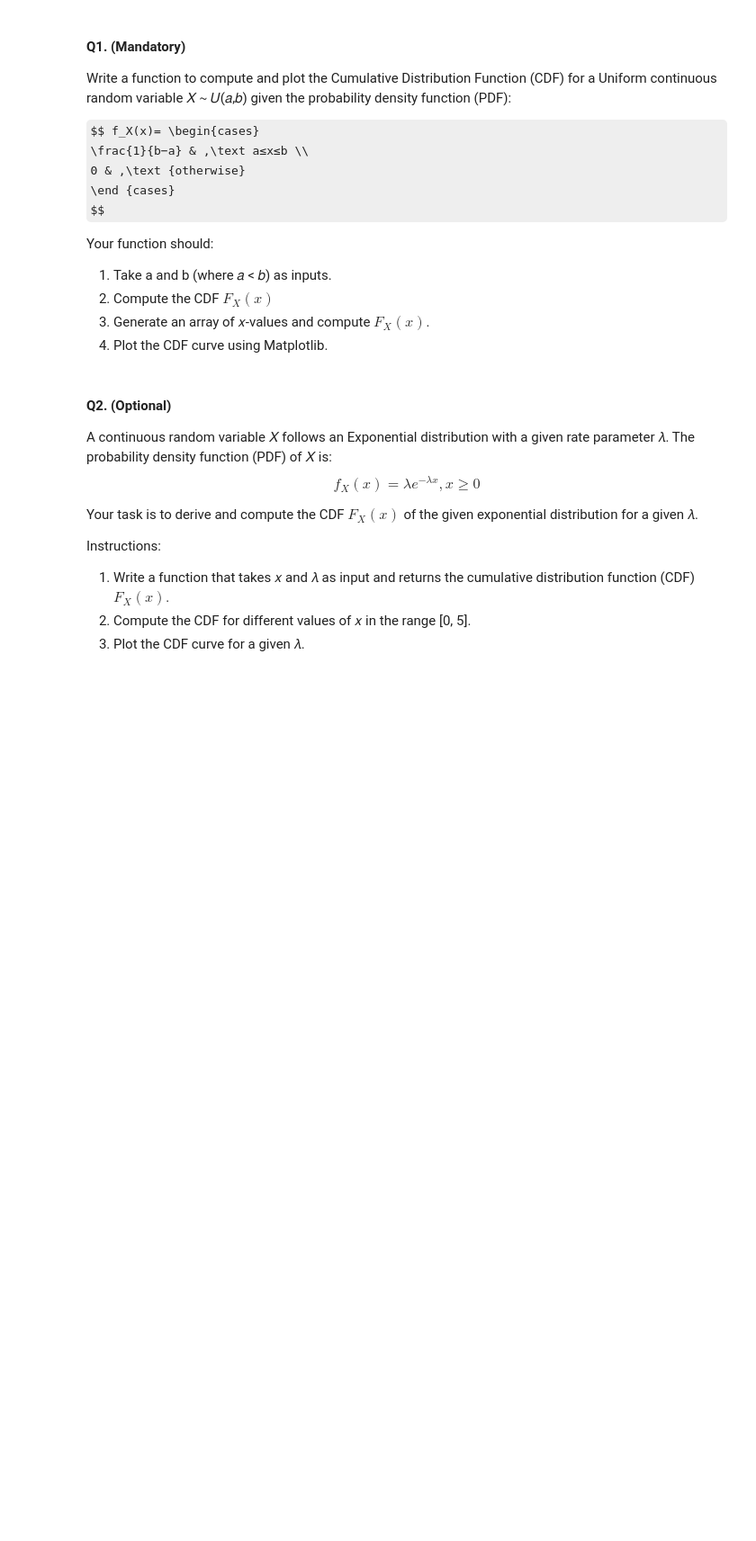
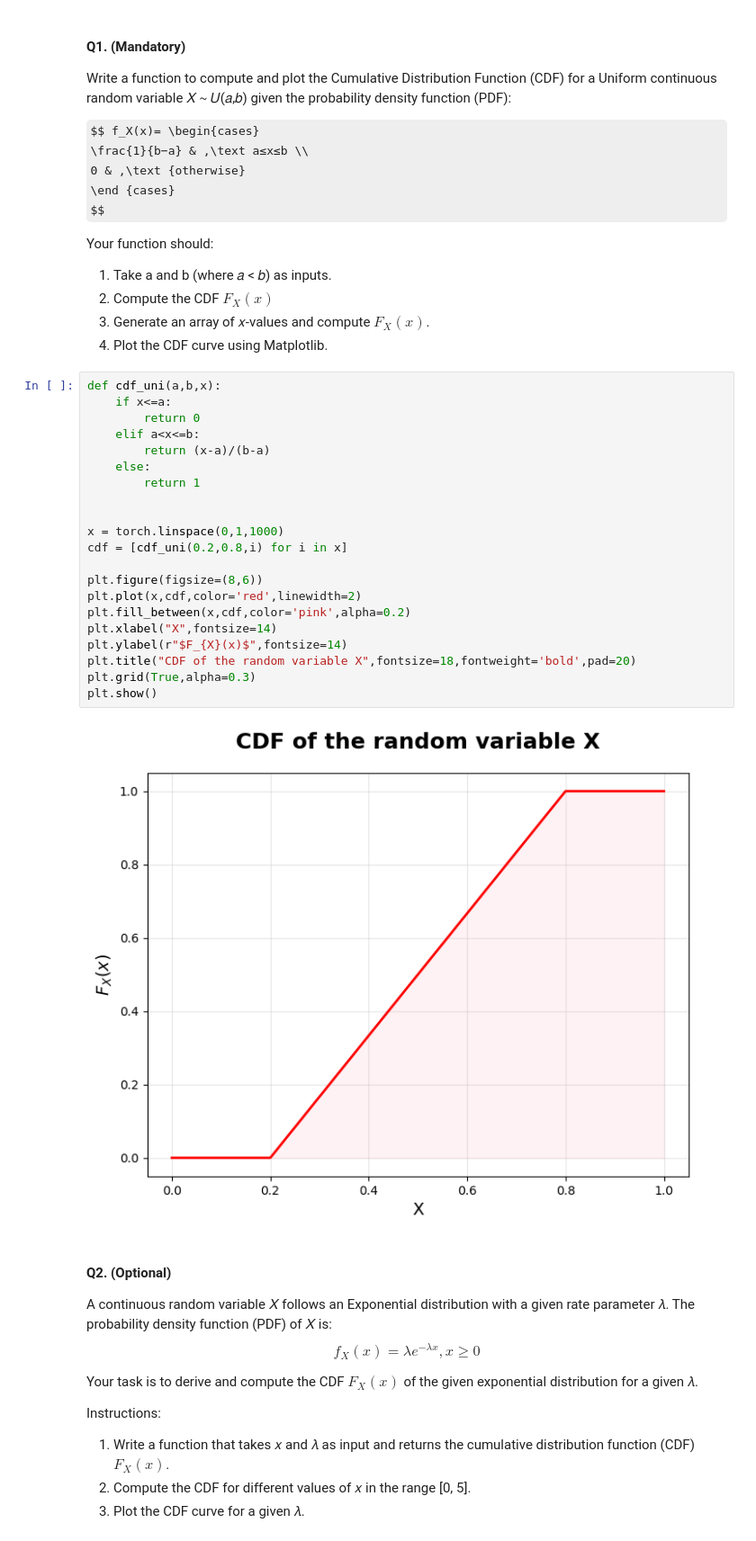
Before and after one commit to ChaitanyaBhoite/PSDV_Assgn_4, a Jupyter notebook: Lab4-Random-Variables.ipynb, the cells around one changed output. Shown: that part at 90% size. Saved outputs shown, nothing was run; the diff lists cells and outputs as text; some formulas as TeX source; blank space fills up the shorter version.

```diff
--- a/Lab4-Random-Variables.ipynb
+++ b/Lab4-Random-Variables.ipynb
@@ -1192,3 +1214,26 @@ Your function should:
+# %%
+def cdf_uni(a,b,x):
+    if x<=a:
+        return 0
+    elif a<x<=b:
+        return (x-a)/(b-a)
+    else:
+        return 1
+
+
+x = torch.linspace(0,1,1000)
+cdf = [cdf_uni(0.2,0.8,i) for i in x]
+
+plt.figure(figsize=(8,6))
+plt.plot(x,cdf,color='red',linewidth=2)
+plt.fill_between(x,cdf,color='pink',alpha=0.2)
+plt.xlabel("X",fontsize=14)
+plt.ylabel(r"$F_{X}(x)$",fontsize=14)
+plt.title("CDF of the random variable X",fontsize=18,fontweight='bold',pad=20)
+plt.grid(True,alpha=0.3)
+plt.show()
+# %% [output]
+[figure, added]
 # %% [markdown]
 #### Q2. (Optional)
 A continuous random variable 𝑋 follows an Exponential distribution with a given rate parameter 𝜆. The probability density function (PDF) of 𝑋 is:
```
Also changed, not shown: parts of 31 cells of this notebook.
